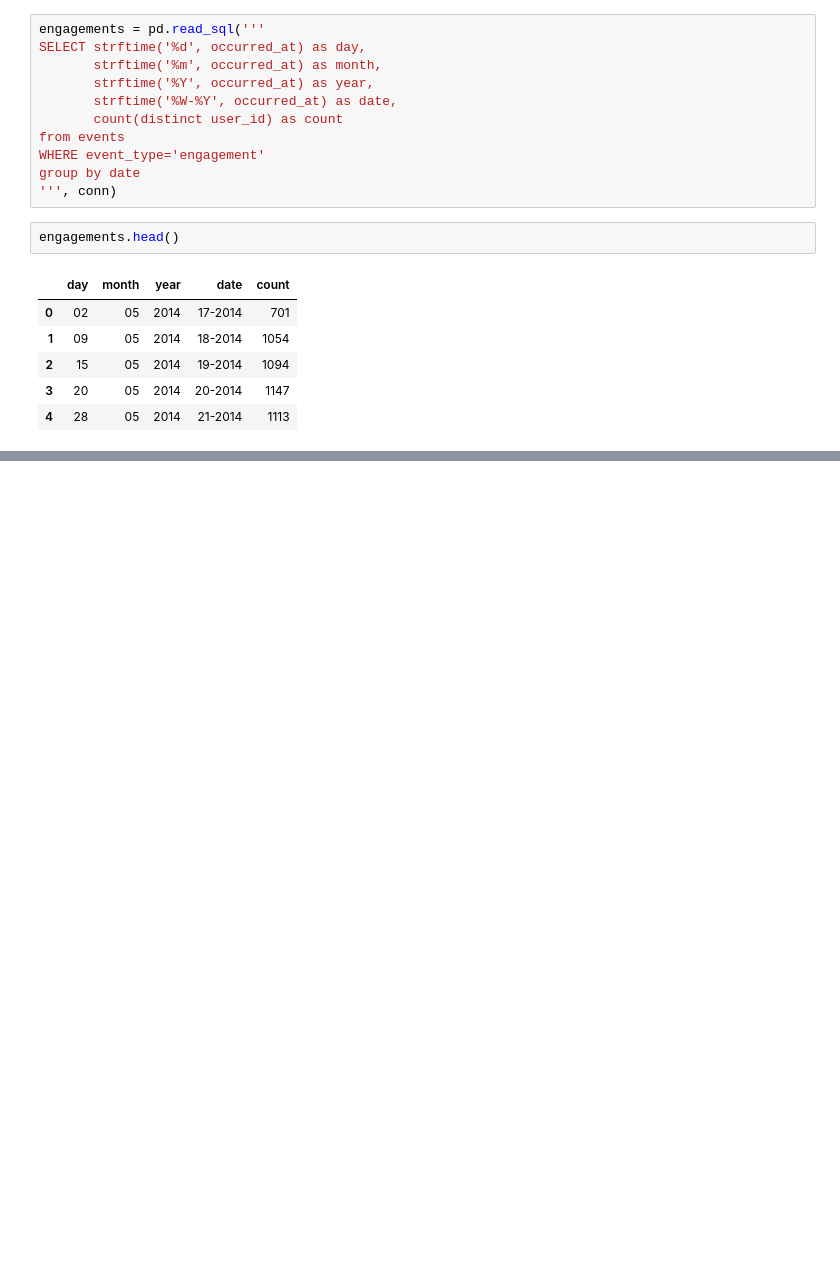
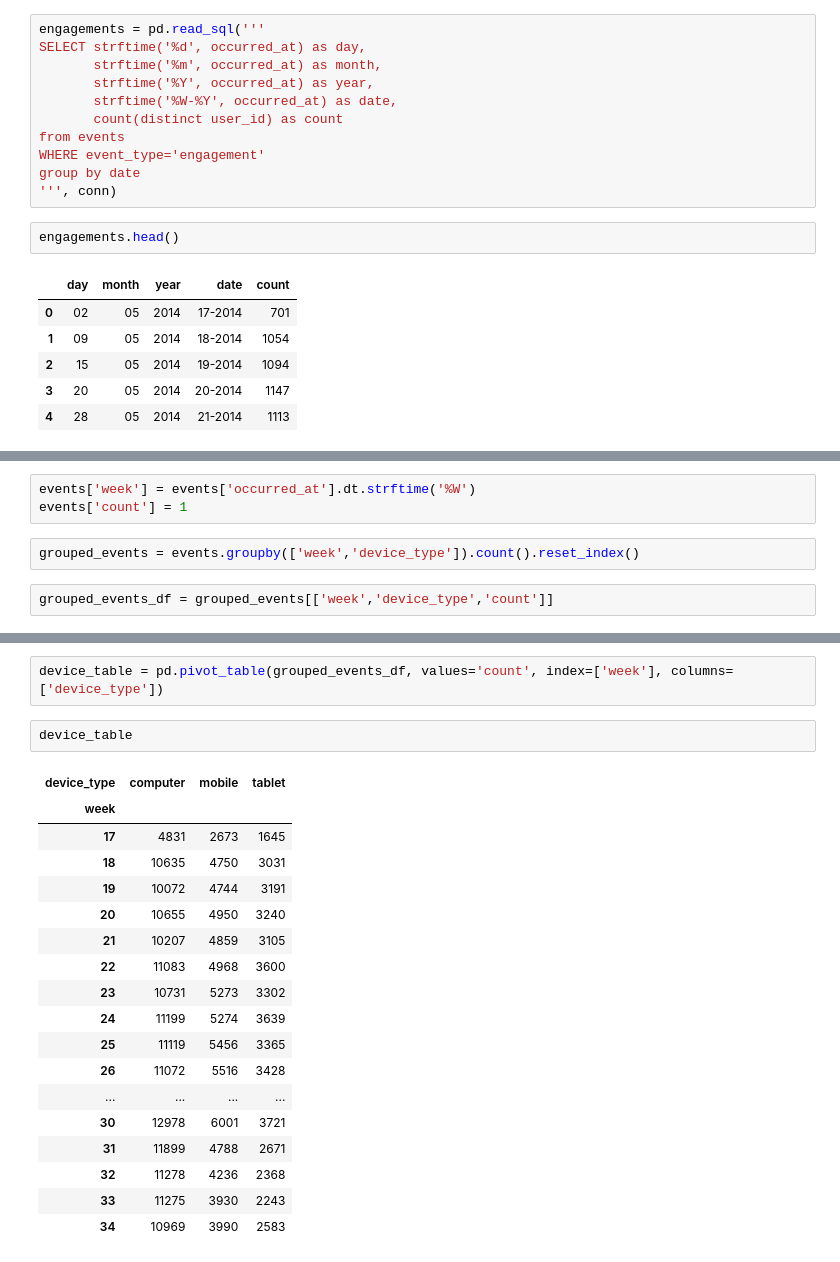
Before and after one commit to KeithGalli/Masterschool, a Jupyter notebook: business-analytics/[Starter workbook] Drop in User Engagement.ipynb, the cells around one changed output, grey strips where cells are left out. Saved outputs shown, nothing was run; the diff lists cells and outputs as text; blank space fills up the shorter version.

```diff
--- a/business-analytics/[Starter workbook] Drop in User Engagement.ipynb
+++ b/business-analytics/[Starter workbook] Drop in User Engagement.ipynb
@@ -148,0 +205,7 @@ plt.show()
+# %%
+events['week'] = events['occurred_at'].dt.strftime('%W')
+events['count'] = 1
+# %%
+grouped_events = events.groupby(['week','device_type']).count().reset_index()
+# %%
+grouped_events_df = grouped_events[['week','device_type','count']]
@@ -148,0 +228,23 @@ plt.show()
+# %%
+device_table = pd.pivot_table(grouped_events_df, values='count', index=['week'], columns=['device_type'])
+# %%
+device_table
+# %% [output]
+| device_type | computer | mobile | tablet |
+| week |  |  |  |
+| 17 | 4831 | 2673 | 1645 |
+| 18 | 10635 | 4750 | 3031 |
+| 19 | 10072 | 4744 | 3191 |
+| 20 | 10655 | 4950 | 3240 |
+| 21 | 10207 | 4859 | 3105 |
+| 22 | 11083 | 4968 | 3600 |
+| 23 | 10731 | 5273 | 3302 |
+| 24 | 11199 | 5274 | 3639 |
+| 25 | 11119 | 5456 | 3365 |
+| 26 | 11072 | 5516 | 3428 |
+| ... | ... | ... | ... |
+| 30 | 12978 | 6001 | 3721 |
+| 31 | 11899 | 4788 | 2671 |
+| 32 | 11278 | 4236 | 2368 |
+| 33 | 11275 | 3930 | 2243 |
+| 34 | 10969 | 3990 | 2583 |
```
Also changed, not shown: parts of 12 cells of this notebook.
